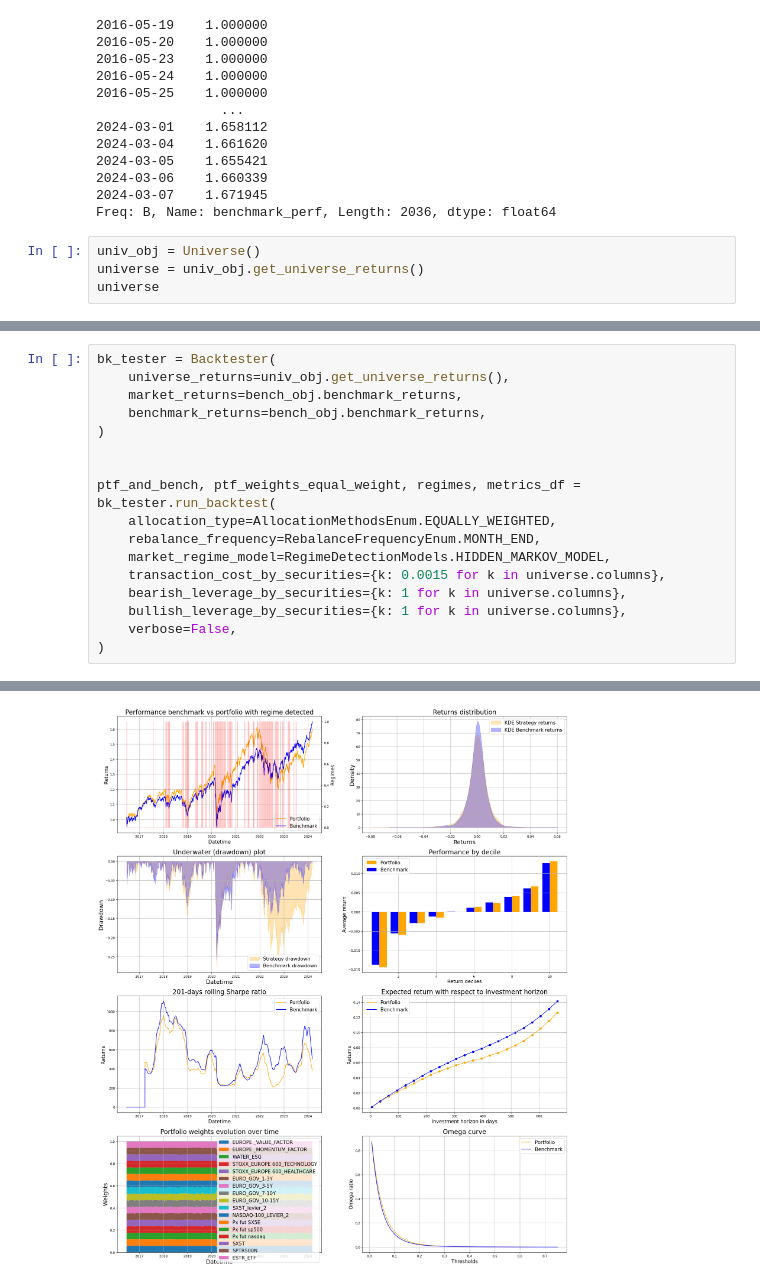
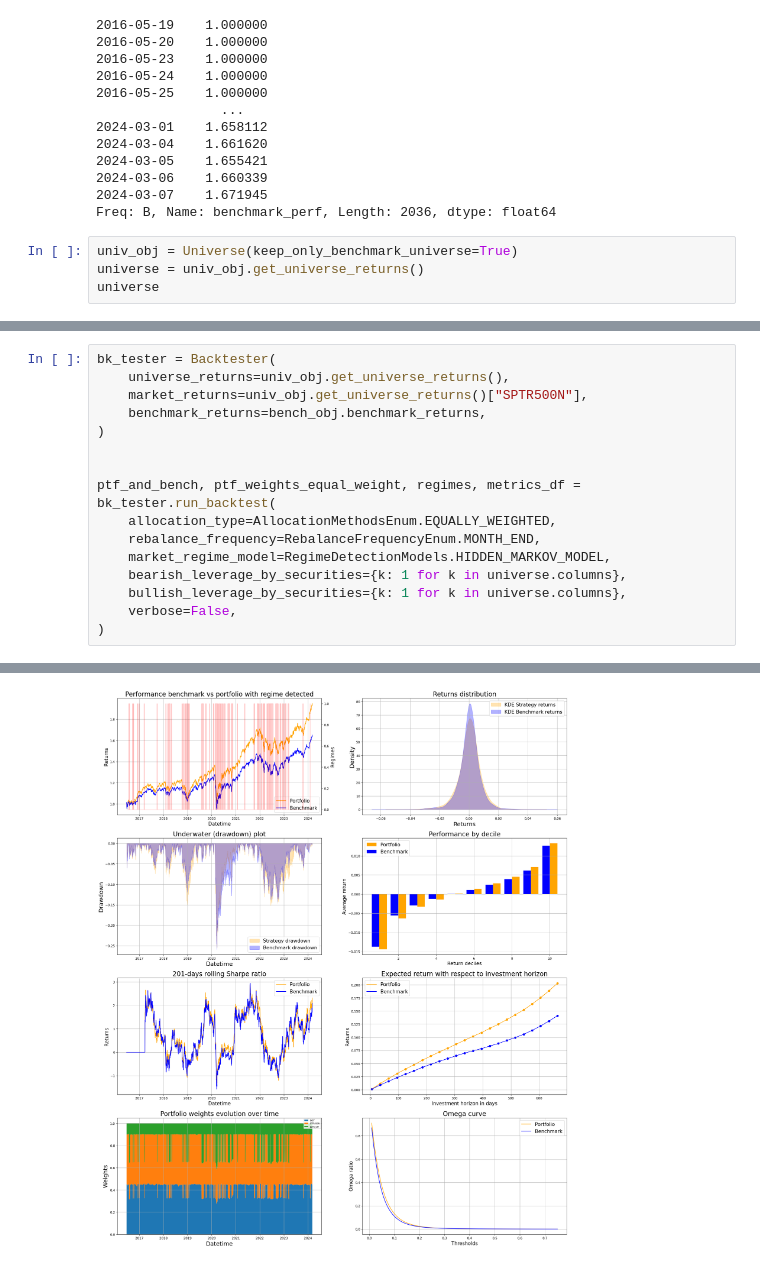
Before and after one commit to BaptisteZloch/Cross-Asset-Investment-Solutions, a Jupyter notebook: src/backtest_portoflio.ipynb, the cells around one changed output, grey strips where cells are left out. Saved outputs shown, nothing was run; the diff lists cells and outputs as text.

Commit message:
manage allocation and universe okay

```diff
--- a/src/backtest_portoflio.ipynb
+++ b/src/backtest_portoflio.ipynb
@@ -29,7 +29,7 @@ bench_obj.benchmark_perf
 2024-03-07    1.671945
 Freq: B, Name: benchmark_perf, Length: 2036, dtype: float64
 # %%
-univ_obj = Universe()
+univ_obj = Universe(keep_only_benchmark_universe=True)
 universe = univ_obj.get_universe_returns()
 universe
 # %% [output]
@@ -49,7 +49,7 @@ universe
 # %%
 bk_tester = Backtester(
     universe_returns=univ_obj.get_universe_returns(),
-    market_returns=bench_obj.benchmark_returns,
+    market_returns=univ_obj.get_universe_returns()["SPTR500N"],
     benchmark_returns=bench_obj.benchmark_returns,
 )
 
@@ -58,7 +58,6 @@ ptf_and_bench, ptf_weights_equal_weight, regimes, metrics_df = bk_tester.run_bac
     allocation_type=AllocationMethodsEnum.EQUALLY_WEIGHTED,
     rebalance_frequency=RebalanceFrequencyEnum.MONTH_END,
     market_regime_model=RegimeDetectionModels.HIDDEN_MARKOV_MODEL,
-    transaction_cost_by_securities={k: 0.0015 for k in universe.columns},
     bearish_leverage_by_securities={k: 1 for k in universe.columns},
     bullish_leverage_by_securities={k: 1 for k in universe.columns},
     verbose=False,
@@ -84,4 +83,4 @@ Information ratio annualized: -0.06
-[figure, old version]
+[figure, new version]
 # %%
 fig, ax = plt.subplots(1, 1, figsize=(25, 10))
 
```
Also changed, not shown: parts of 3 cells of this notebook, 5 other files.
